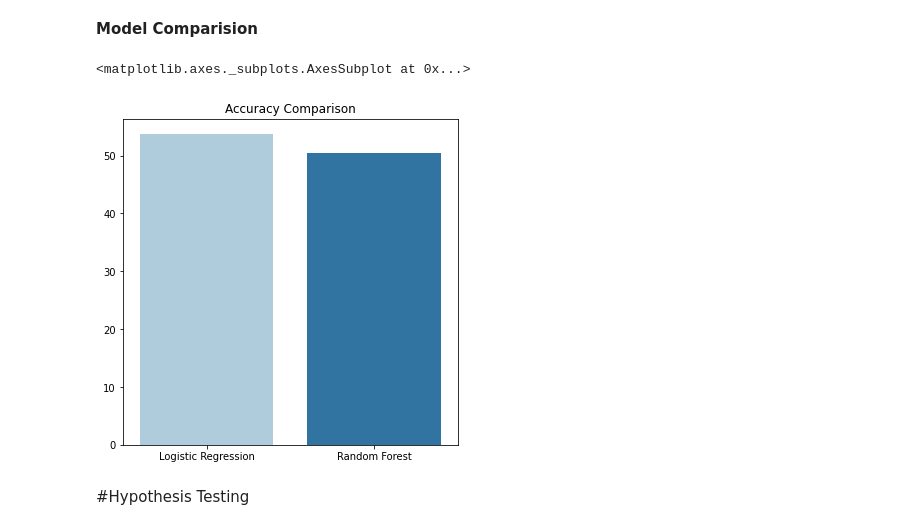
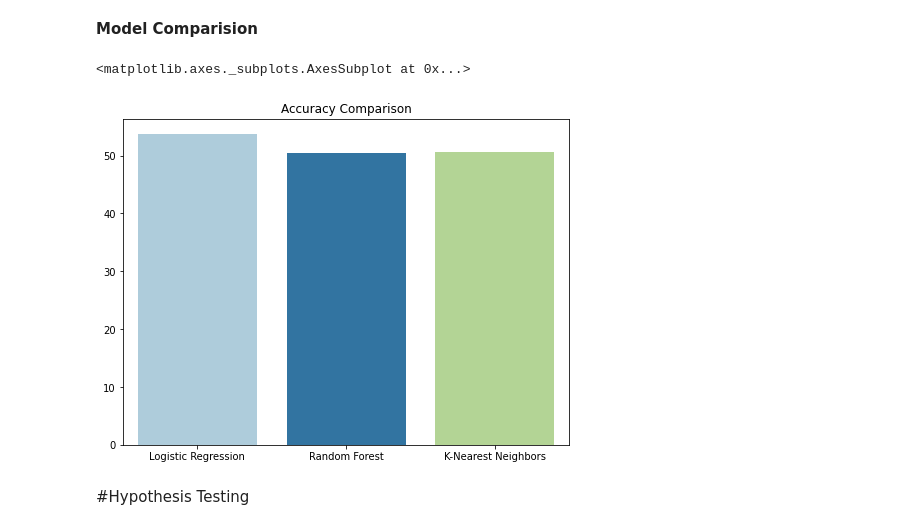
Before and after one commit to AlgorithmUnlocksML/Problem_Recommendation, a Jupyter notebook: Problem_Recommendation.ipynb, the cells around one changed output. Drawn from its saved outputs; the diff is of its cells as text; code cells hidden in the pictures.

Commit message:
included report

```diff
--- a/Problem_Recommendation.ipynb
+++ b/Problem_Recommendation.ipynb
@@ -991,0 +1027,11 @@ RF's Accuracy is:  45.763371150729334
+# %%
+from sklearn.neighbors import KNeighborsClassifier
+
+KNN = KNeighborsClassifier(n_neighbors=7)
+KNN.fit(X_train, y_train)
+predicted_values = KNN.predict(X_test)
+x = metrics.accuracy_score(y_test, predicted_values)
+accuracy.append(x*100)
+model.append('K-Nearest Neighbors')
+print(classification_report(y_test,predicted_values))
+print("KNN's Accuracy is: ", x*100)
@@ -992,12 +1075,12 @@ RF's Accuracy is:  45.763371150729334
 # %% [markdown]
 **Model Comparision**
 # %%
-plt.figure(figsize=(6,6))
+plt.figure(figsize=(8,6))
 plt.title('Accuracy Comparison')
 sns.barplot(x=model, y=accuracy, palette='Paired')
 # %% [output]
 <matplotlib.axes._subplots.AxesSubplot at 0x...>
-[figure, old version]
+[figure, new version]
 # %% [markdown]
 #Hypothesis Testing
 # %%
```
Also changed, not shown: parts of 17 cells of this notebook, 2 other files.
